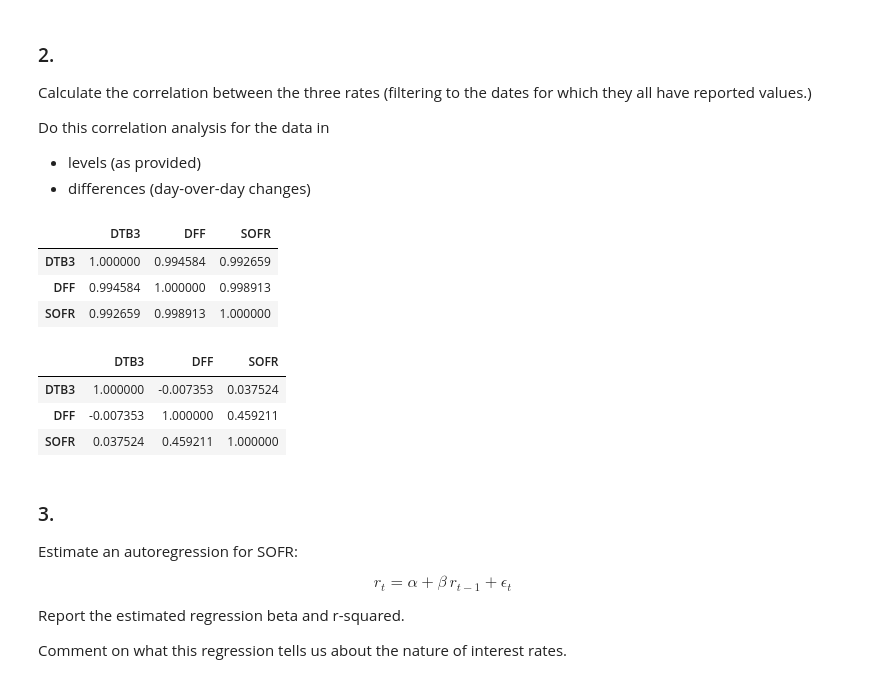
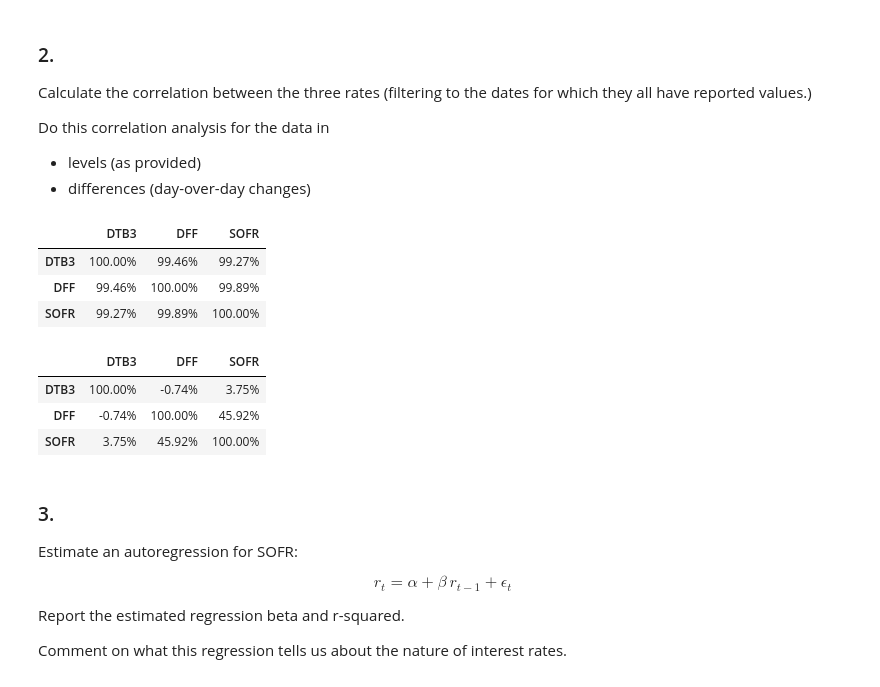
Before and after one commit to ArturoCharleston/finm-markets-2024, a Jupyter notebook: homework/Homework 1_solved.ipynb, the cells around one changed output. Cells and saved outputs as stored; diff of their text form; code cells hidden in the pictures.

```diff
--- a/homework/Homework 1_solved.ipynb
+++ b/homework/Homework 1_solved.ipynb
@@ -63,19 +63,19 @@ Do this correlation analysis for the data in
 * levels (as provided)
 * differences (day-over-day changes)
 # %%
-ref_rates.dropna().corr()
+ref_rates.dropna().corr().style.format('{:.2%}')
 # %% [output]
 |  | DTB3 | DFF | SOFR |
-| DTB3 | 1.000000 | 0.994584 | 0.992659 |
-| DFF | 0.994584 | 1.000000 | 0.998913 |
-| SOFR | 0.992659 | 0.998913 | 1.000000 |
+| DTB3 | 100.00% | 99.46% | 99.27% |
+| DFF | 99.46% | 100.00% | 99.89% |
+| SOFR | 99.27% | 99.89% | 100.00% |
 # %%
-ref_rates.diff().dropna().corr()
+ref_rates.diff().dropna().corr().style.format('{:.2%}')
 # %% [output]
 |  | DTB3 | DFF | SOFR |
-| DTB3 | 1.000000 | -0.007353 | 0.037524 |
-| DFF | -0.007353 | 1.000000 | 0.459211 |
-| SOFR | 0.037524 | 0.459211 | 1.000000 |
+| DTB3 | 100.00% | -0.74% | 3.75% |
+| DFF | -0.74% | 100.00% | 45.92% |
+| SOFR | 3.75% | 45.92% | 100.00% |
 # %% [markdown]
 ### 3.
 
```
Also changed, not shown: parts of 2 cells of this notebook, 1 other file.
